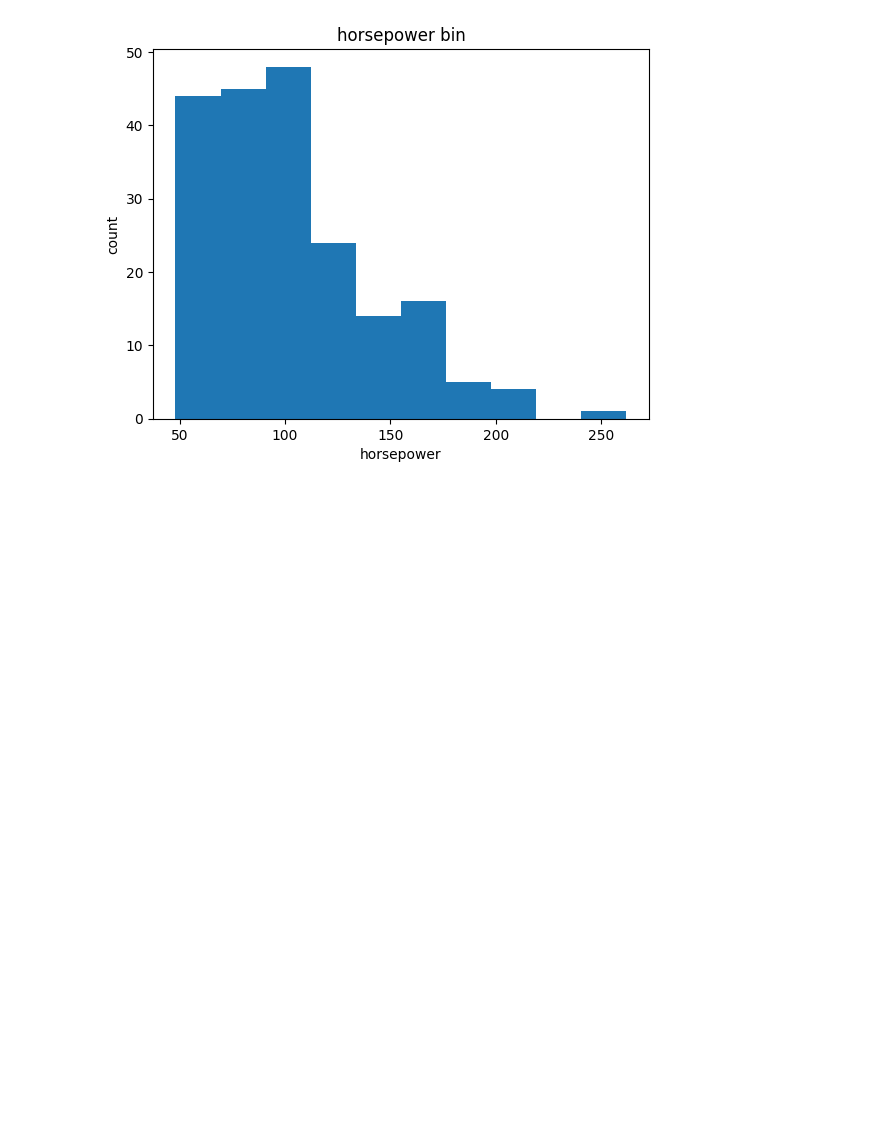
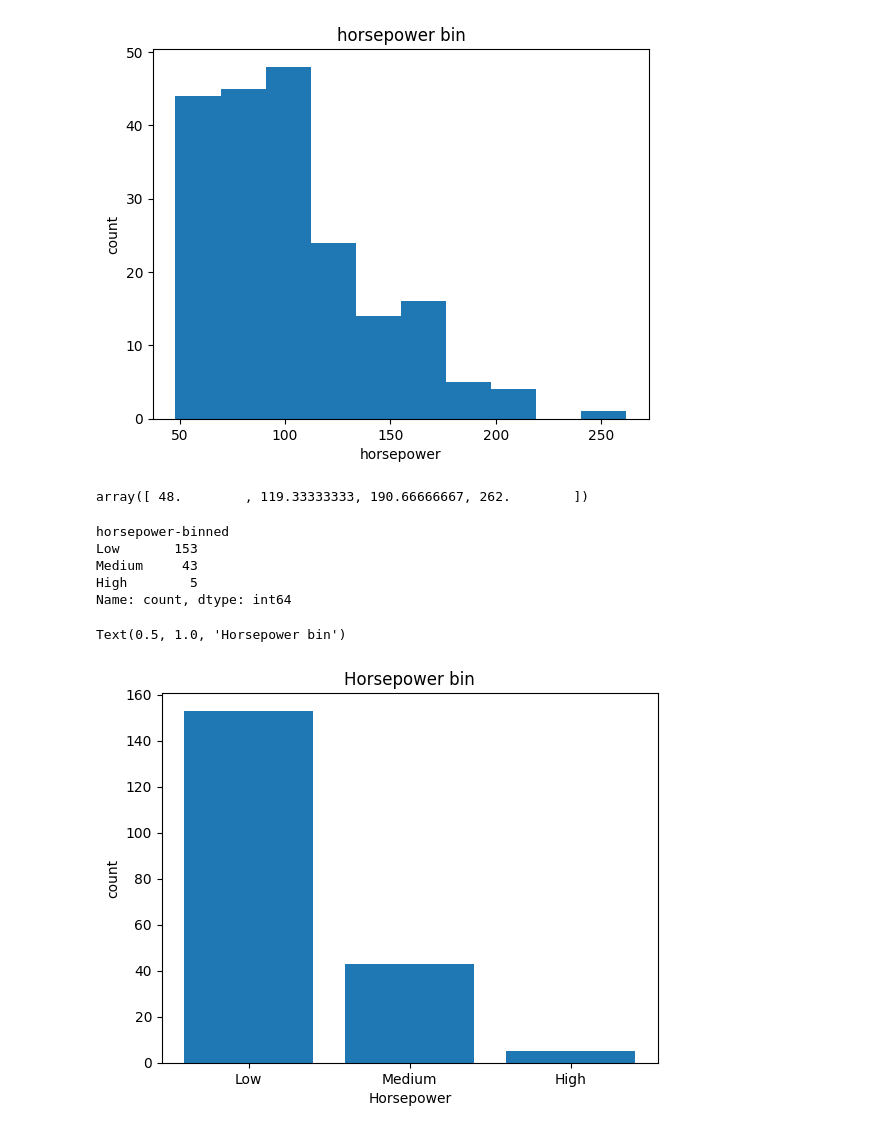
Before and after one commit to VishSeran/Data-Preprocessing, a Jupyter notebook: Data-Wrangling.ipynb, the cells around one changed output. Drawn from its saved outputs; the diff is of its cells as text; code cells hidden in the pictures; blank space fills up the shorter version.

```diff
--- a/Data-Wrangling.ipynb
+++ b/Data-Wrangling.ipynb
@@ -575,6 +575,31 @@ Text(0.5, 1.0, 'horsepower bin')
 # we need to create bin for specifying linspaces
 
 bin_horsepower = np.linspace(min(df['horsepower']), max(df['horsepower']), 4)
-label_horsepower = ['Low', 'Medium', 'High']
-
-df['horsepower'] = pd.cut()
+bin_horsepower
+# %% [output]
+array([ 48.        , 119.33333333, 190.66666667, 262.        ])
+# %%
+group_horsepower = ['Low', 'Medium', 'High']
+# %%
+df['horsepower-binned'] = pd.cut(df['horsepower'], bin_horsepower, labels=group_horsepower, include_lowest=True)
+# %%
+df['horsepower-binned'].value_counts()
+# %% [output]
+horsepower-binned
+Low       153
+Medium     43
+High        5
+Name: count, dtype: int64
+# %%
+#plot the horsepower-binned in a bar graph
+import matplotlib as plt
+from matplotlib import pyplot
+
+pyplot.bar(group_horsepower, df['horsepower-binned'].value_counts())
+
+plt.pyplot.xlabel("Horsepower")
+plt.pyplot.ylabel("count")
+plt.pyplot.title("Horsepower bin")
+# %% [output]
+Text(0.5, 1.0, 'Horsepower bin')
+[figure, added]
```
